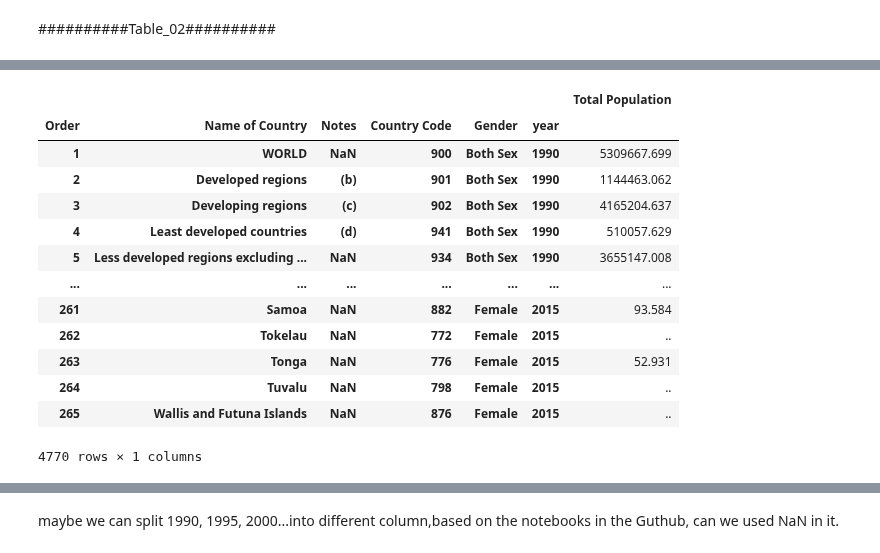
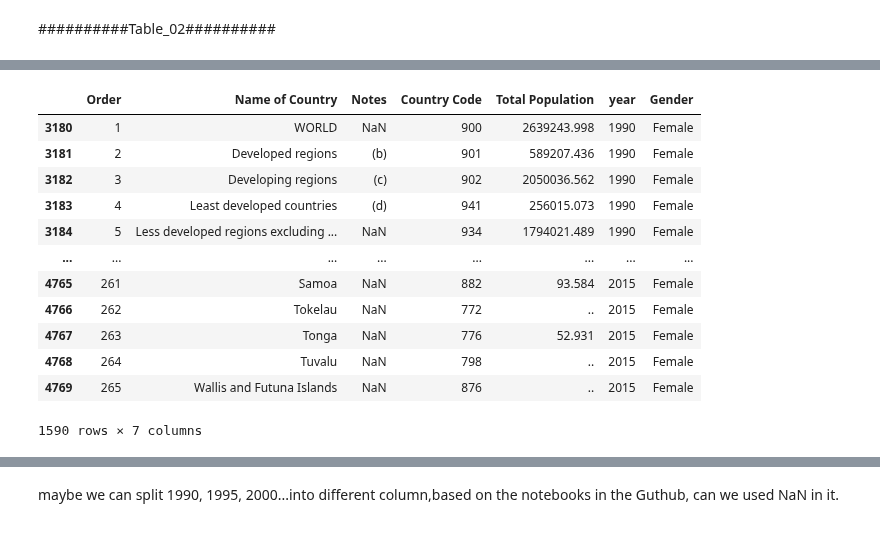
Before and after one commit to zhenwujason/inf1340-ZhenWuJason-Project, a Jupyter notebook: MID__Sub_YankeMo.ipynb, the cells around one changed output, grey strips where cells are left out. Cells and saved outputs as stored; diff of their text form; code cells hidden in the pictures.

```diff
--- a/MID__Sub_YankeMo.ipynb
+++ b/MID__Sub_YankeMo.ipynb
@@ -122,21 +101,3 @@ tidy_table_02
 # %%
 tidy_table_02=(tidy_table_02.assign(year = lambda x: x.Year.str[:4].astype(str), Gender = lambda x: x.Year.str[22:].astype(str)).drop("Year",axis=1))
 tidy_table_02.sort_values(by ='Order').reset_index().drop(columns = 'index') #Separate the Year cloumns into year, gemder, migrant stock #Separate the Year cloumns into year, gemder, total population
-# %%
-tidy_table_02 = tidy_table_02.set_index(["Order","Name of Country","Notes", "Country Code", "Gender","year"])
-tidy_table_02
-# %% [output]
-|  |  |  |  |  |  | Total Population |
-| Order | Name of Country | Notes | Country Code | Gender | year |  |
-| 1 | WORLD | NaN | 900 | Both Sex | 1990 | 5309667.699 |
-| 2 | Developed regions | (b) | 901 | Both Sex | 1990 | 1144463.062 |
-| 3 | Developing regions | (c) | 902 | Both Sex | 1990 | 4165204.637 |
-| 4 | Least developed countries | (d) | 941 | Both Sex | 1990 | 510057.629 |
-| 5 | Less developed regions excluding ... | NaN | 934 | Both Sex | 1990 | 3655147.008 |
-| ... | ... | ... | ... | ... | ... | ... |
-| 261 | Samoa | NaN | 882 | Female | 2015 | 93.584 |
-| 262 | Tokelau | NaN | 772 | Female | 2015 | .. |
-| 263 | Tonga | NaN | 776 | Female | 2015 | 52.931 |
-| 264 | Tuvalu | NaN | 798 | Female | 2015 | .. |
-| 265 | Wallis and Futuna Islands | NaN | 876 | Female | 2015 | .. |
-4770 rows × 1 columns
@@ -142,0 +128,19 @@ tidy_table_02
+# %%
+#Split the data in different table, start fromn row 3180, tidy_table_1_female = Migrant Stock for female
+split_male_female = 3180
+tidy_table_2_female = tidy_table_02.iloc[split_male_female:]
+tidy_table_2_female
+# %% [output]
+|  | Order | Name of Country | Notes | Country Code | Total Population | year | Gender |
+| 3180 | 1 | WORLD | NaN | 900 | 2639243.998 | 1990 | Female |
+| 3181 | 2 | Developed regions | (b) | 901 | 589207.436 | 1990 | Female |
+| 3182 | 3 | Developing regions | (c) | 902 | 2050036.562 | 1990 | Female |
+| 3183 | 4 | Least developed countries | (d) | 941 | 256015.073 | 1990 | Female |
+| 3184 | 5 | Less developed regions excluding ... | NaN | 934 | 1794021.489 | 1990 | Female |
+| ... | ... | ... | ... | ... | ... | ... | ... |
+| 4765 | 261 | Samoa | NaN | 882 | 93.584 | 2015 | Female |
+| 4766 | 262 | Tokelau | NaN | 772 | .. | 2015 | Female |
+| 4767 | 263 | Tonga | NaN | 776 | 52.931 | 2015 | Female |
+| 4768 | 264 | Tuvalu | NaN | 798 | .. | 2015 | Female |
+| 4769 | 265 | Wallis and Futuna Islands | NaN | 876 | .. | 2015 | Female |
+1590 rows × 7 columns
```
Also changed, not shown: parts of 10 cells of this notebook.
